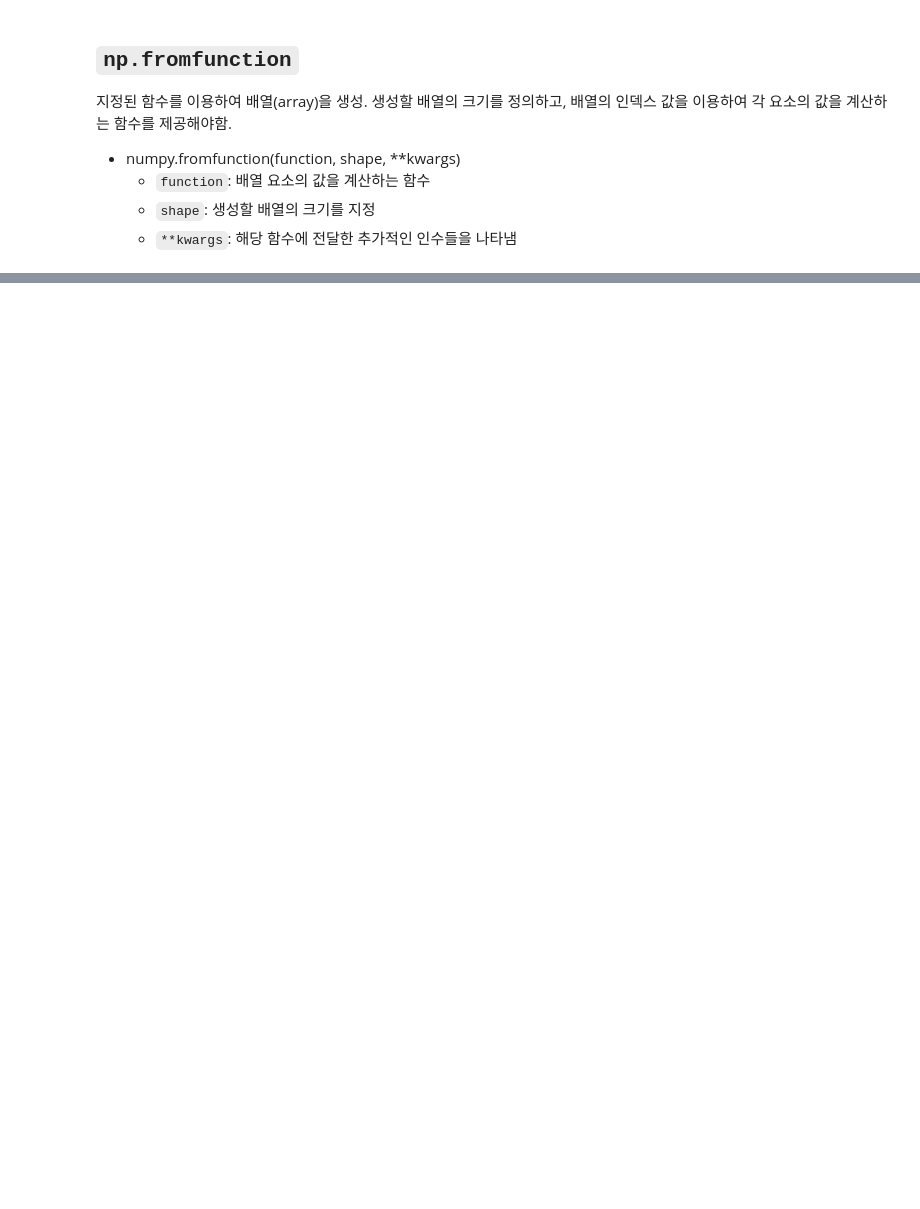
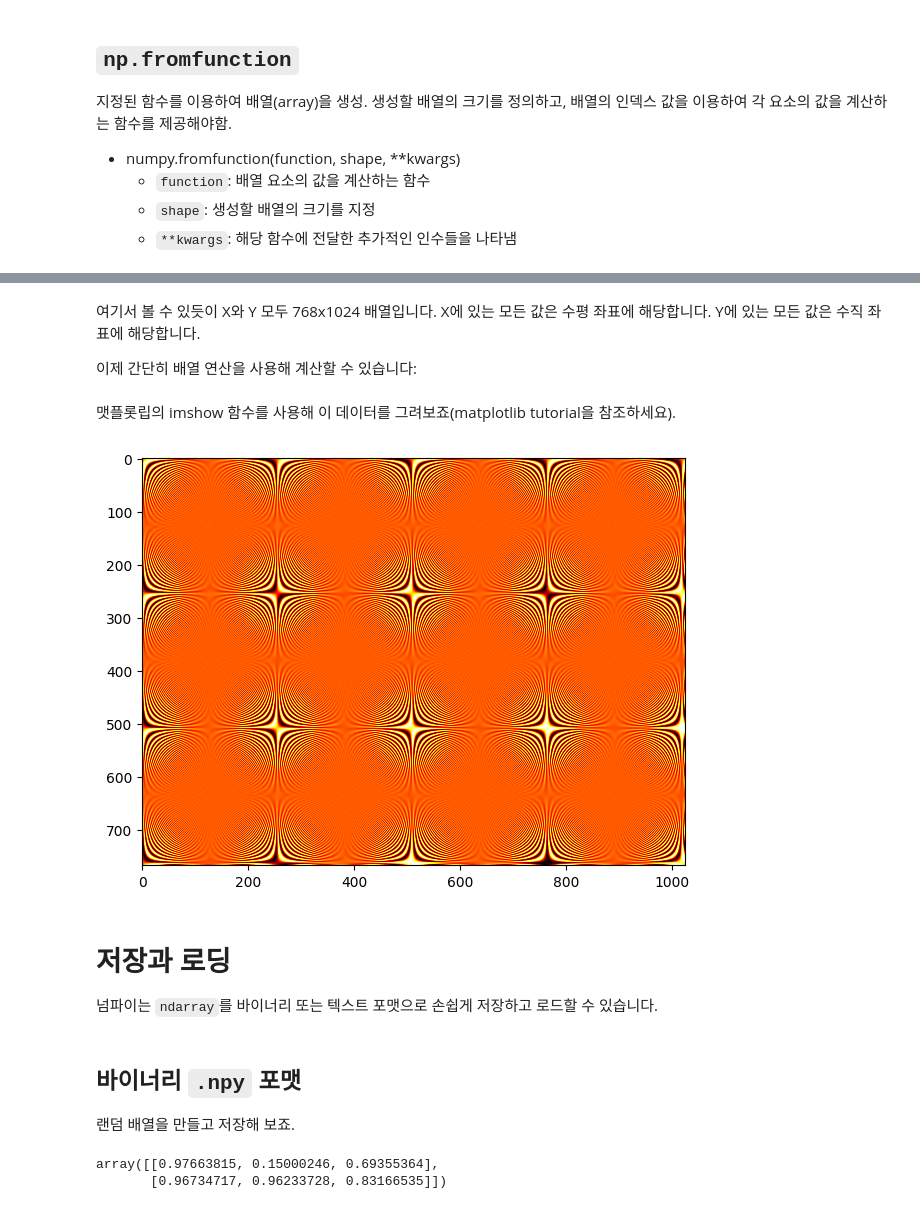
Before and after one commit to Yeon0316/blog, a Jupyter notebook: posts/Numpy/Numpy.ipynb, the cells around one changed output, grey strips where cells are left out. Saved outputs shown, nothing was run; the diff lists cells and outputs as text; code cells hidden in the pictures; blank space fills up the shorter version.

```diff
--- a/posts/Numpy/Numpy.ipynb
+++ b/posts/Numpy/Numpy.ipynb
@@ -172,0 +1563,5 @@ np.fromfunction(my_function, (3, 2, 10))
+# %%
+x_coords = np.arange(0, 1024)  # [0, 1, 2, ..., 1023]
+y_coords = np.arange(0, 768)   # [0, 1, 2, ..., 767]
+X, Y = np.meshgrid(x_coords, y_coords)
+X
@@ -172,0 +1586,28 @@ np.fromfunction(my_function, (3, 2, 10))
+# %% [markdown]
+여기서 볼 수 있듯이 X와 Y 모두 768x1024 배열입니다. X에 있는 모든 값은 수평 좌표에 해당합니다. Y에 있는 모든 값은 수직 좌표에 해당합니다.
+
+이제 간단히 배열 연산을 사용해 계산할 수 있습니다:
+# %%
+data = np.sin(X*Y/40.5)
+# %% [markdown]
+맷플롯립의 imshow 함수를 사용해 이 데이터를 그려보죠(matplotlib tutorial을 참조하세요).
+# %%
+import matplotlib.pyplot as plt
+import matplotlib.cm as cm
+fig = plt.figure(1, figsize=(7, 6))
+plt.imshow(data, cmap=cm.hot)
+plt.show()
+# %% [output]
+[figure, added]
+# %% [markdown]
+# 저장과 로딩
+넘파이는 `ndarray`를 바이너리 또는 텍스트 포맷으로 손쉽게 저장하고 로드할 수 있습니다.
+# %% [markdown]
+## 바이너리 `.npy` 포맷
+랜덤 배열을 만들고 저장해 보죠.
+# %%
+a = np.random.rand(2,3)
+a
+# %% [output]
+array([[0.97663815, 0.15000246, 0.69355364],
+       [0.96734717, 0.96233728, 0.83166535]])
```
Also changed, not shown: parts of 301 cells of this notebook, 13 other files.
